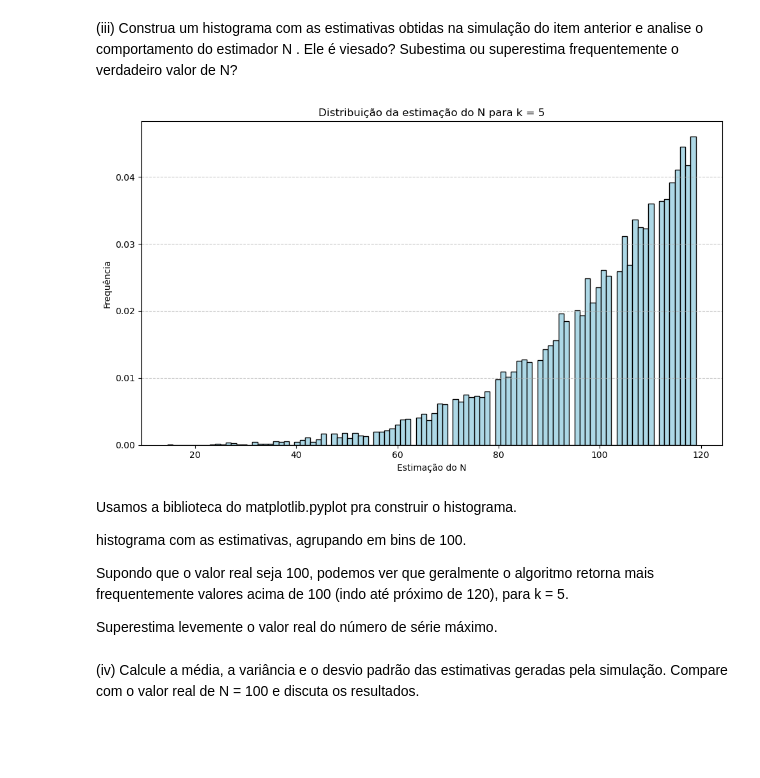
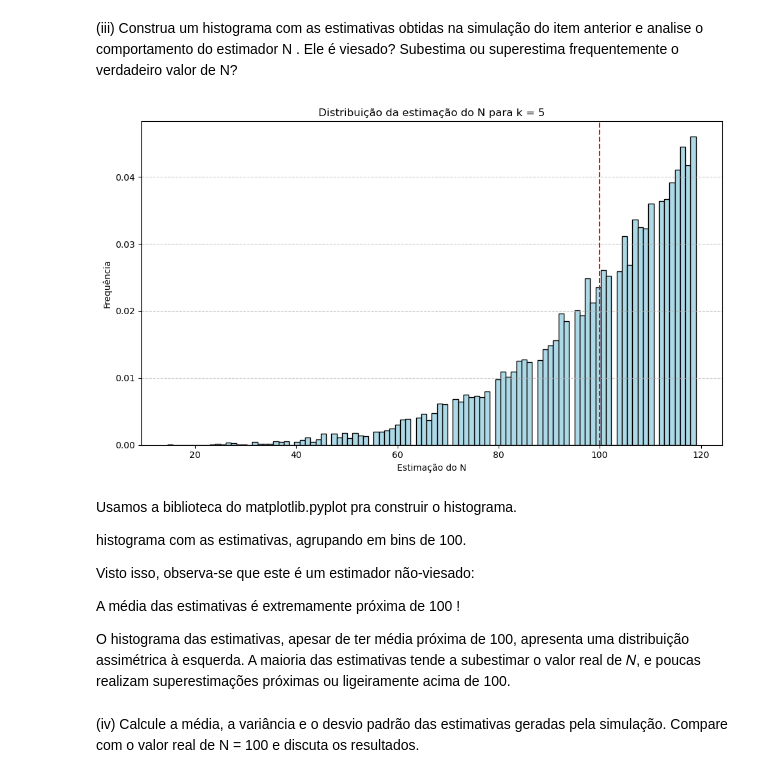
Before and after one commit to paraizovinicius/Inferencia_Estatistica, a Jupyter notebook: Trabalho_1/T1.ipynb, the cells around one changed output. Drawn from its saved outputs; the diff is of its cells as text; code cells hidden in the pictures; blank space fills up the shorter version.

```diff
--- a/Trabalho_1/T1.ipynb
+++ b/Trabalho_1/T1.ipynb
@@ -284,30 +289,35 @@ a função `def problema_dos_tanques(k):` toma como parâmetro o `k`, que é o t
 # %%
 import matplotlib.pyplot as plt
 
 
+N_real = 100
 
 plt.figure(figsize=(10, 6))
-
 # histograma com as estimativas, agrupando em bins de 100
 plt.hist(estimativas, bins=100, color='lightblue', edgecolor='black', density=True)
+plt.axvline(N_real, color='red', linestyle='--', label='Valor real de N = 100')
 plt.xlabel('Estimação do N')
 plt.ylabel('Frequência')
 plt.title('Distribuição da estimação do N para k = 5')
 plt.grid(axis='y', linestyle='--', alpha=0.7)
 
 plt.tight_layout()
 plt.show()
 # %% [output]
-[figure, old version]
+[figure, new version]
 # %% [markdown]
 Usamos a biblioteca do matplotlib.pyplot pra construir o histograma.
 
 
 histograma com as estimativas, agrupando em bins de 100.
 
-Supondo que o valor real seja 100, podemos ver que geralmente o algoritmo retorna mais frequentemente valores acima de 100 (indo até próximo de 120), para k = 5.
 
-Superestima levemente o valor real do número de série máximo.
+Visto isso, observa-se que este é um estimador não-viesado:
+
+A média das estimativas é extremamente próxima de 100 !
+
+O histograma das estimativas, apesar de ter média próxima de 100, apresenta uma distribuição assimétrica à esquerda.
+A maioria das estimativas tende a subestimar o valor real de 𝑁, e poucas realizam superestimações próximas ou ligeiramente acima de 100.
 # %% [markdown]
 (iv) Calcule a média, a variância e o desvio padrão das estimativas geradas pela simulação. Compare com o valor real de N = 100 e discuta os resultados.
 # %%
```
Also changed, not shown: parts of 8 cells of this notebook.
